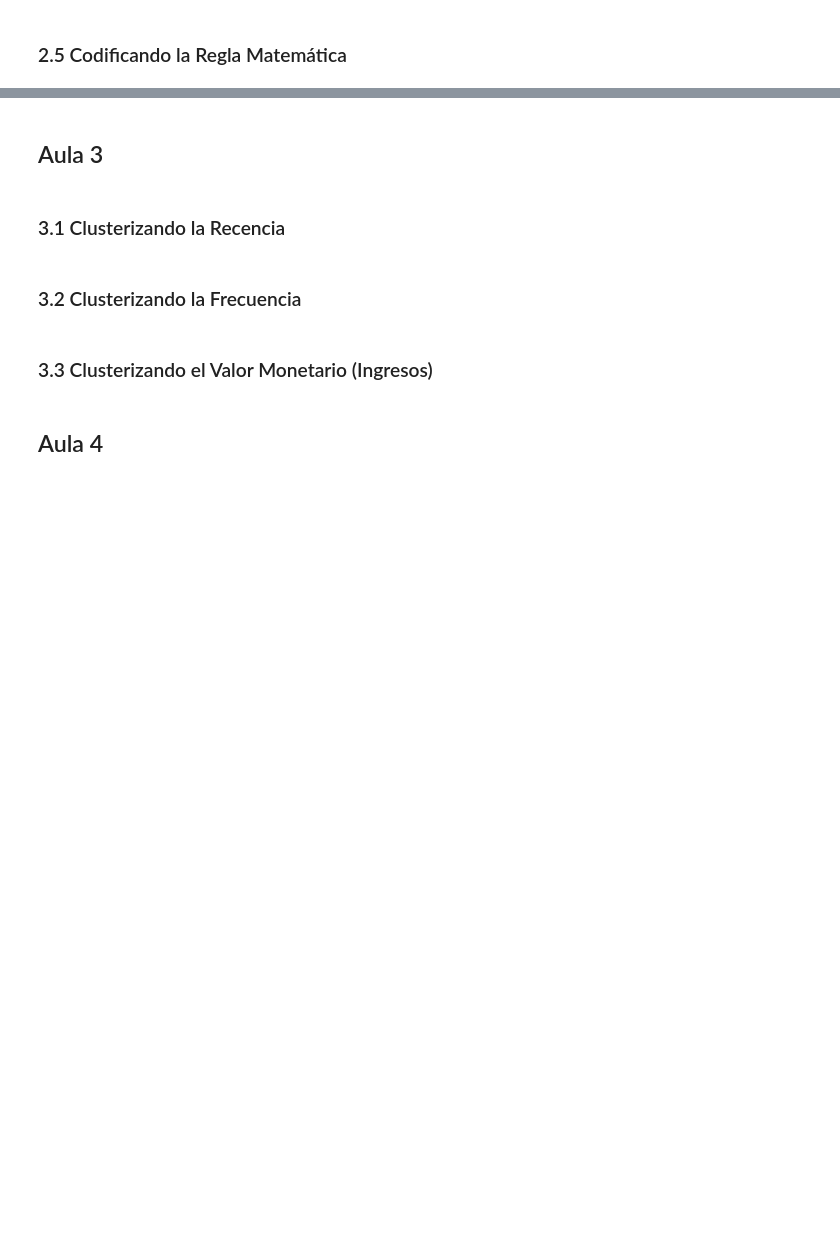
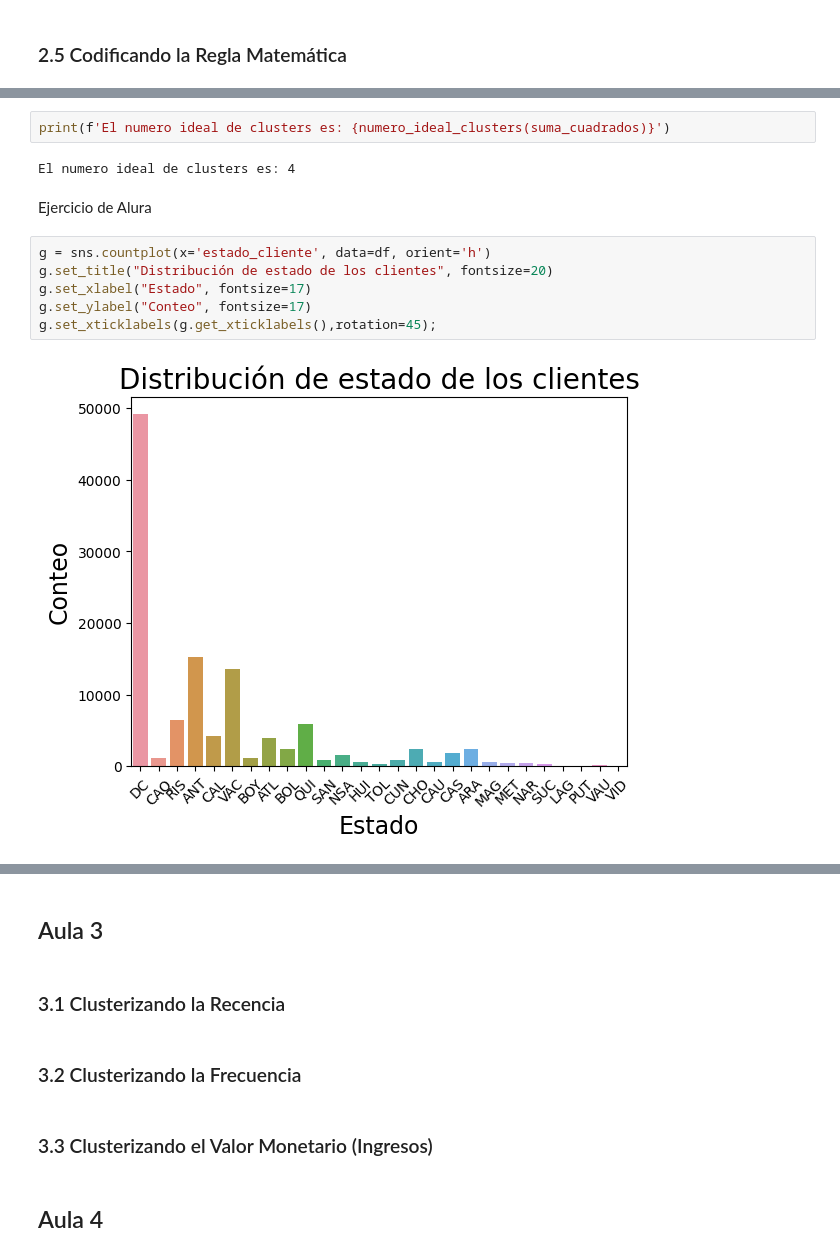
Before and after one commit to AdrianCPC/Profundizacion_Data_Analysis, a Jupyter notebook: Segmentos_de_Clientes.ipynb, the cells around one changed output, grey strips where cells are left out. Drawn from its saved outputs; the diff is of its cells as text; blank space fills up the shorter version.

```diff
--- a/Segmentos_de_Clientes.ipynb
+++ b/Segmentos_de_Clientes.ipynb
@@ -187,0 +297,14 @@ En este caso, P0 es el punto del cluster 1 y P1 es el punto del cluster 9. El pa
+# %%
+print(f'El numero ideal de clusters es: {numero_ideal_clusters(suma_cuadrados)}')
+# %% [output]
+El numero ideal de clusters es: 4
+# %% [markdown]
+Ejercicio de Alura
+# %%
+g = sns.countplot(x='estado_cliente', data=df, orient='h')
+g.set_title("Distribución de estado de los clientes", fontsize=20)
+g.set_xlabel("Estado", fontsize=17)
+g.set_ylabel("Conteo", fontsize=17)
+g.set_xticklabels(g.get_xticklabels(),rotation=45);
+# %% [output]
+[figure, added]
```
Also changed, not shown: parts of 13 cells of this notebook.
